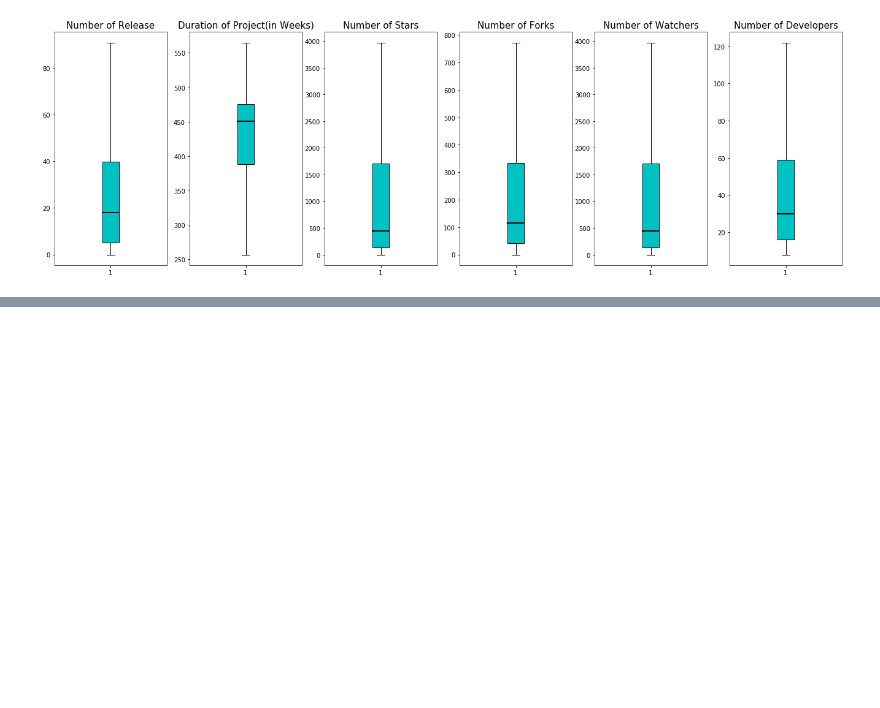
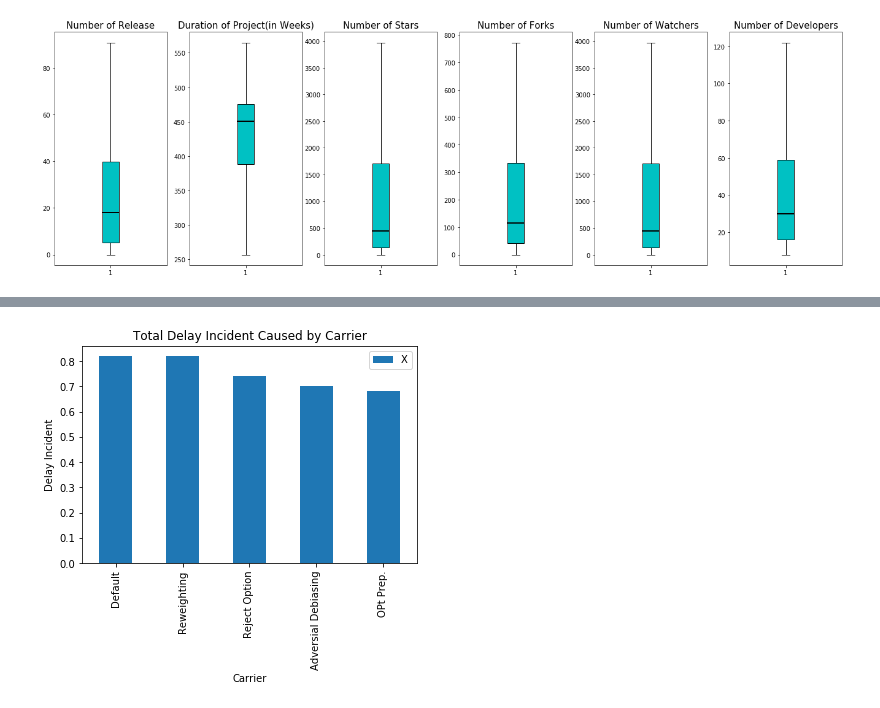
Before and after one commit to ai-se/Git_miner, a Jupyter notebook: old/old ipy/Project Meta.ipynb, the cells around one changed output, grey strips where cells are left out. Drawn from its saved outputs; the diff is of its cells as text; code cells hidden in the pictures; blank space fills up the shorter version.

```diff
--- a/old/old ipy/Project Meta.ipynb
+++ b/old/old ipy/Project Meta.ipynb
@@ -219,0 +252,13 @@ plt.show()
+# %%
+
+s = pd.Series(
+    [0.82, 0.82, 0.74, 0.7, 0.68],
+    index = ["Default", "Reweighting", "Reject Option", "Adversial Debiasing", "OPt Prep."]
+)
+
+plt.title("Total Delay Incident Caused by Carrier")
+plt.ylabel('Delay Incident')
+plt.xlabel('Carrier')
+ax = s.plot(kind='bar',legend=True,label='X')
+# %% [output]
+[figure, added]
```
Also changed, not shown: parts of 2 cells of this notebook, 21 other files.
